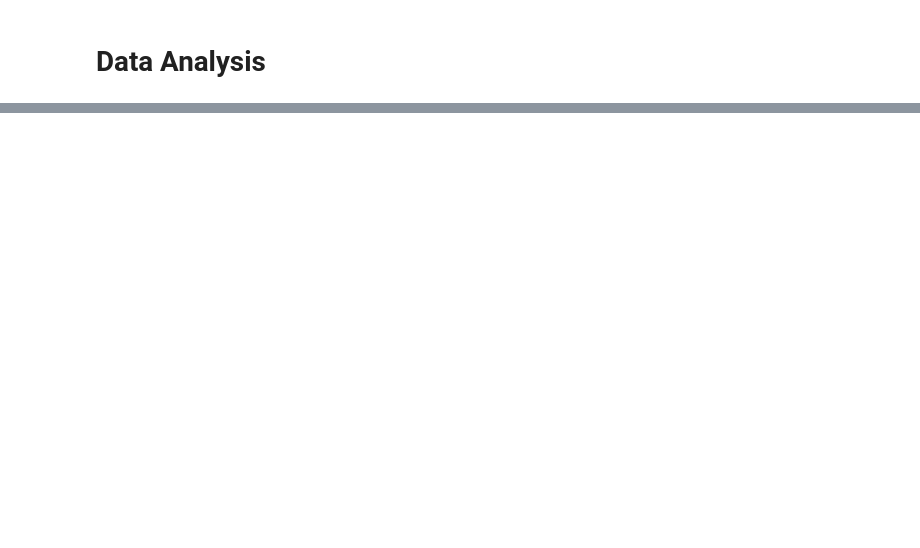
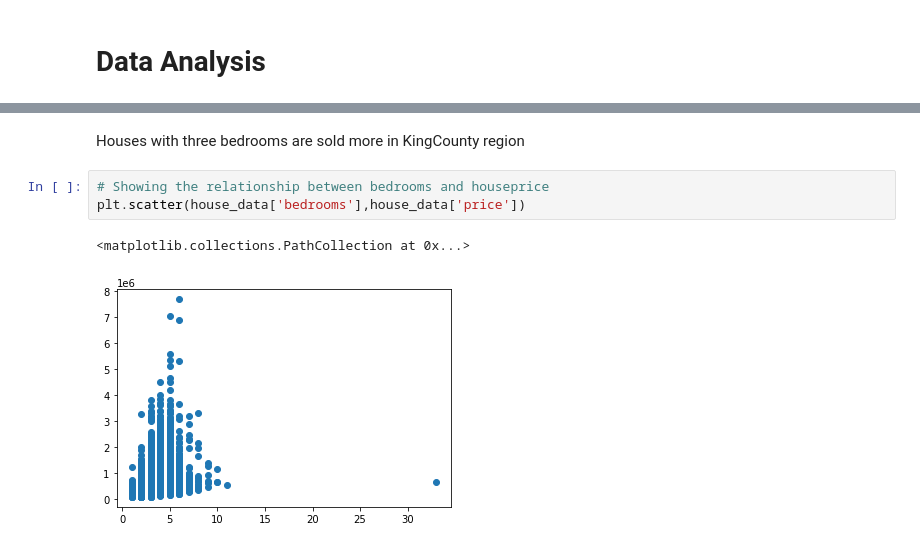
Before and after one commit to felix-n12/kingcounty, a Jupyter notebook: student-checkpoint.ipynb, the cells around one changed output, grey strips where cells are left out. Cells and saved outputs as stored; diff of their text form; blank space fills up the shorter version.

```diff
--- a/student-checkpoint.ipynb
+++ b/student-checkpoint.ipynb
@@ -140,0 +302,8 @@ The data has outliers but they seem genuine so we wont have to remove them
+# %% [markdown]
+Houses with three bedrooms are sold more in KingCounty region
+# %%
+# Showing the relationship between bedrooms and houseprice
+plt.scatter(house_data['bedrooms'],house_data['price'])
+# %% [output]
+<matplotlib.collections.PathCollection at 0x...>
+[figure, added]
```
Also changed, not shown: parts of 36 cells of this notebook.
